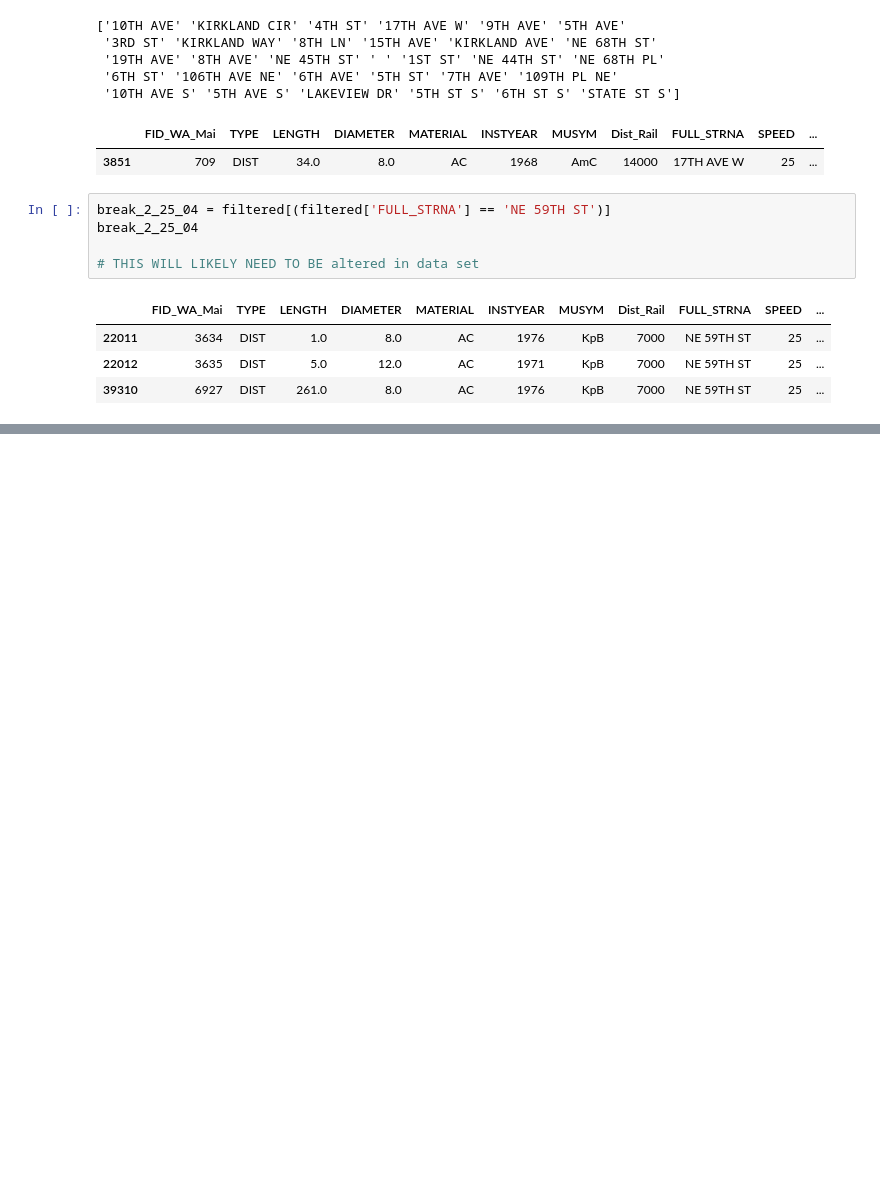
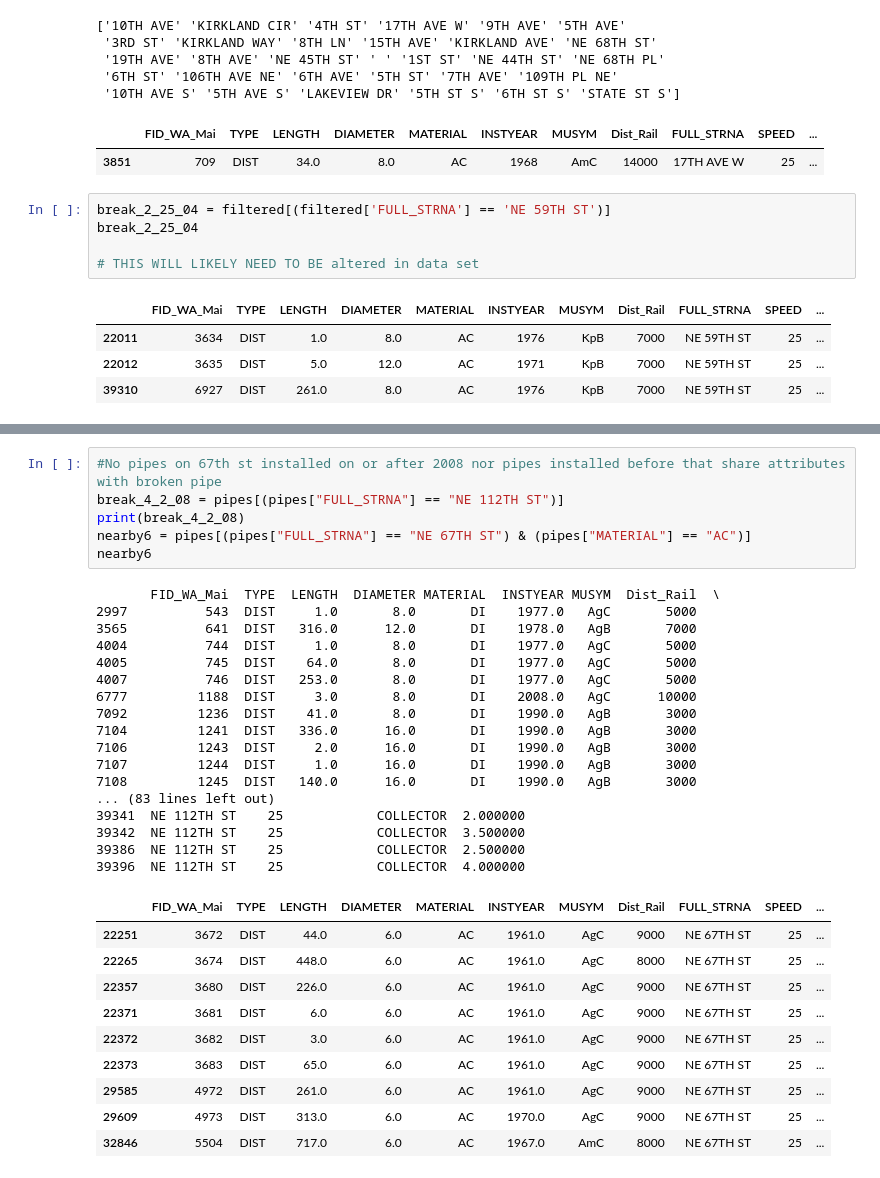
Before and after one commit to yennilee2/Water-Pipe-Project, a Jupyter notebook: first_notebook.ipynb, the cells around one changed output, grey strips where cells are left out. Saved outputs shown, nothing was run; the diff lists cells and outputs as text; blank space fills up the shorter version.

```diff
--- a/first_notebook.ipynb
+++ b/first_notebook.ipynb
@@ -182,0 +264,34 @@ print(search63)
+# %%
+#No pipes on 67th st installed on or after 2008 nor pipes installed before that share attributes with broken pipe
+break_4_2_08 = pipes[(pipes["FULL_STRNA"] == "NE 112TH ST")]
+print(break_4_2_08)
+nearby6 = pipes[(pipes["FULL_STRNA"] == "NE 67TH ST") & (pipes["MATERIAL"] == "AC")]
+nearby6
+# %% [output]
+       FID_WA_Mai  TYPE  LENGTH  DIAMETER MATERIAL  INSTYEAR MUSYM  Dist_Rail  \
+2997          543  DIST     1.0       8.0       DI    1977.0   AgC       5000
+3565          641  DIST   316.0      12.0       DI    1978.0   AgB       7000
+4004          744  DIST     1.0       8.0       DI    1977.0   AgC       5000
+4005          745  DIST    64.0       8.0       DI    1977.0   AgC       5000
+4007          746  DIST   253.0       8.0       DI    1977.0   AgC       5000
+6777         1188  DIST     3.0       8.0       DI    2008.0   AgC      10000
+7092         1236  DIST    41.0       8.0       DI    1990.0   AgB       3000
+7104         1241  DIST   336.0      16.0       DI    1990.0   AgB       3000
+7106         1243  DIST     2.0      16.0       DI    1990.0   AgB       3000
+7107         1244  DIST     1.0      16.0       DI    1990.0   AgB       3000
+7108         1245  DIST   140.0      16.0       DI    1990.0   AgB       3000
+... (83 lines left out)
+39341  NE 112TH ST    25            COLLECTOR  2.000000
+39342  NE 112TH ST    25            COLLECTOR  3.500000
+39386  NE 112TH ST    25            COLLECTOR  2.500000
+39396  NE 112TH ST    25            COLLECTOR  4.000000
+|  | FID_WA_Mai | TYPE | LENGTH | DIAMETER | MATERIAL | INSTYEAR | MUSYM | Dist_Rail | FULL_STRNA | SPEED | ... |
+| 22251 | 3672 | DIST | 44.0 | 6.0 | AC | 1961.0 | AgC | 9000 | NE 67TH ST | 25 | ... |
+| 22265 | 3674 | DIST | 448.0 | 6.0 | AC | 1961.0 | AgC | 8000 | NE 67TH ST | 25 | ... |
+| 22357 | 3680 | DIST | 226.0 | 6.0 | AC | 1961.0 | AgC | 9000 | NE 67TH ST | 25 | ... |
+| 22371 | 3681 | DIST | 6.0 | 6.0 | AC | 1961.0 | AgC | 9000 | NE 67TH ST | 25 | ... |
+| 22372 | 3682 | DIST | 3.0 | 6.0 | AC | 1961.0 | AgC | 9000 | NE 67TH ST | 25 | ... |
+| 22373 | 3683 | DIST | 65.0 | 6.0 | AC | 1961.0 | AgC | 9000 | NE 67TH ST | 25 | ... |
+| 29585 | 4972 | DIST | 261.0 | 6.0 | AC | 1961.0 | AgC | 9000 | NE 67TH ST | 25 | ... |
+| 29609 | 4973 | DIST | 313.0 | 6.0 | AC | 1970.0 | AgC | 9000 | NE 67TH ST | 25 | ... |
+| 32846 | 5504 | DIST | 717.0 | 6.0 | AC | 1967.0 | AmC | 8000 | NE 67TH ST | 25 | ... |
```
Also changed, not shown: parts of 13 cells of this notebook.
